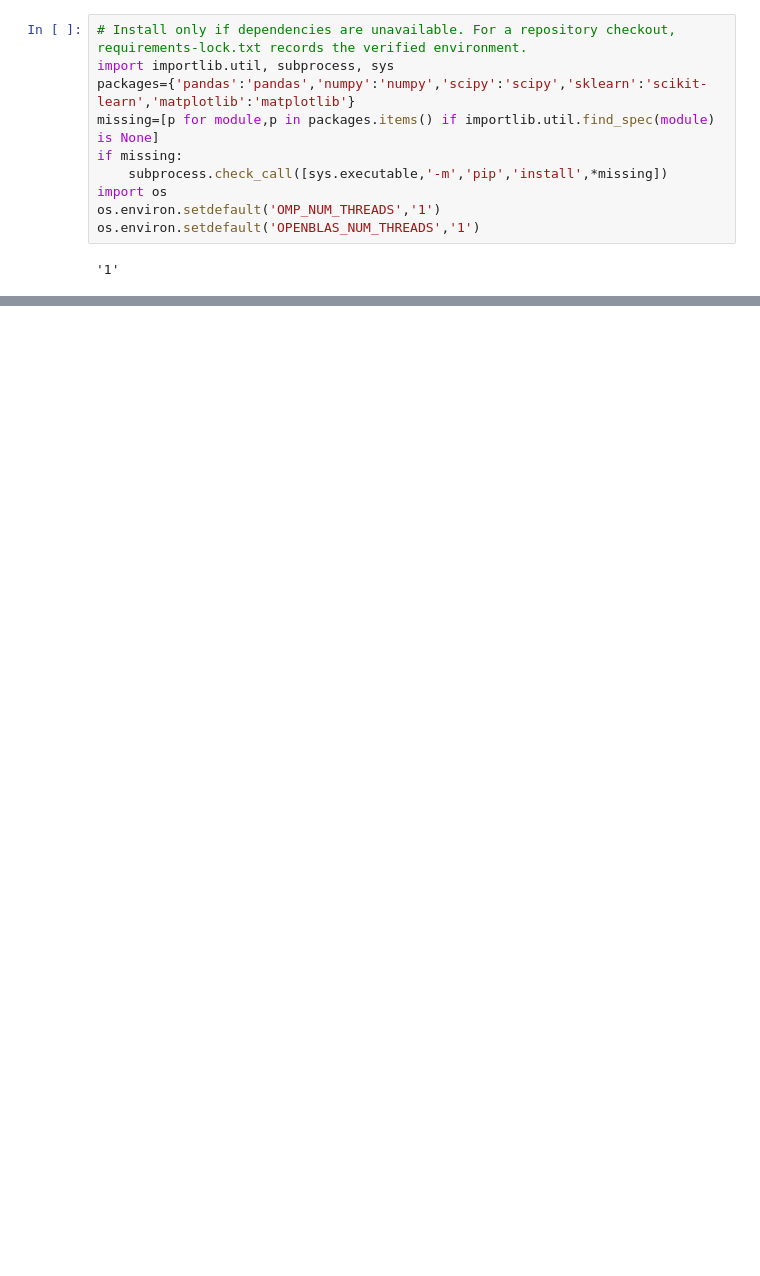
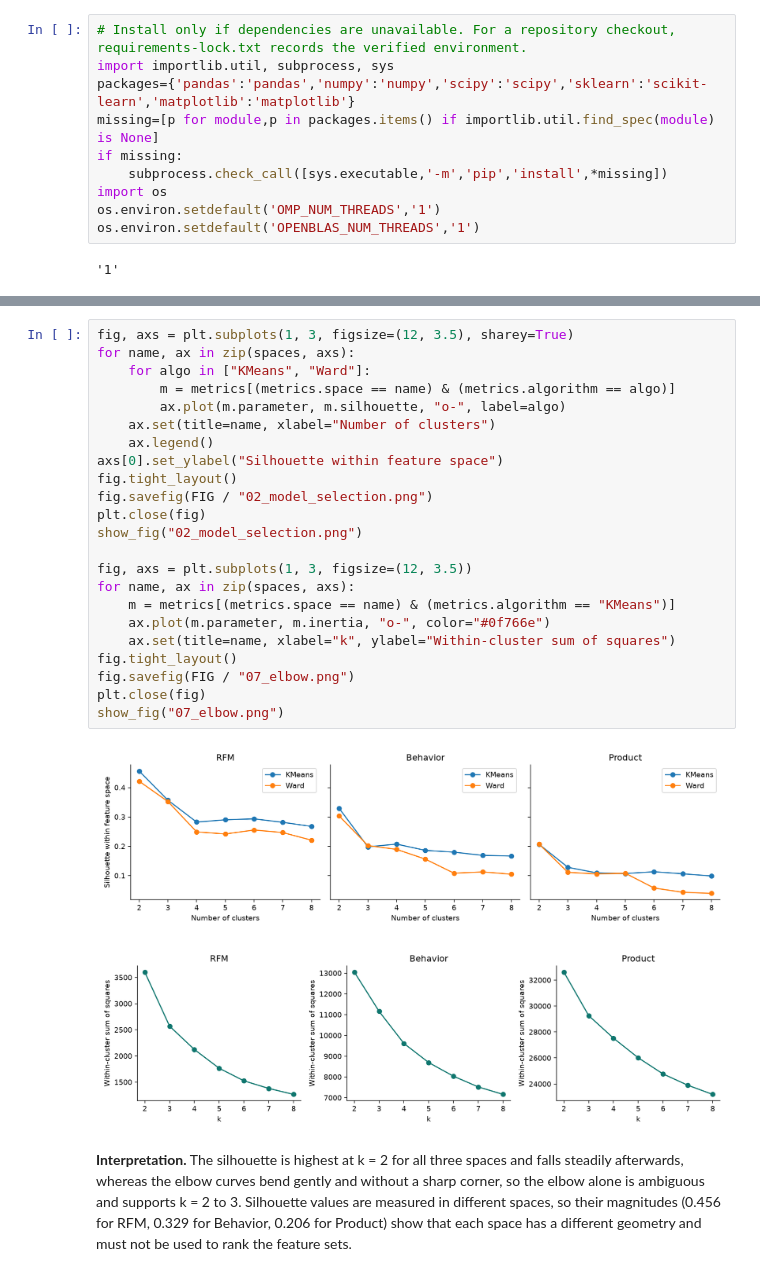
Before and after one commit to dothanhchuong123-blip/beyond-rfm-grocery-segmentation, a Jupyter notebook: grocery_clustering.ipynb, the cells around one changed output, grey strips where cells are left out. Cells and saved outputs as stored; diff of their text form; blank space fills up the shorter version.

```diff
--- a/grocery_clustering.ipynb
+++ b/grocery_clustering.ipynb
@@ -1076,0 +752,28 @@ Read the generated tables before making a claim: high silhouette in one feature
+# %%
+fig, axs = plt.subplots(1, 3, figsize=(12, 3.5), sharey=True)
+for name, ax in zip(spaces, axs):
+    for algo in ["KMeans", "Ward"]:
+        m = metrics[(metrics.space == name) & (metrics.algorithm == algo)]
+        ax.plot(m.parameter, m.silhouette, "o-", label=algo)
+    ax.set(title=name, xlabel="Number of clusters")
+    ax.legend()
+axs[0].set_ylabel("Silhouette within feature space")
+fig.tight_layout()
+fig.savefig(FIG / "02_model_selection.png")
+plt.close(fig)
+show_fig("02_model_selection.png")
+
+fig, axs = plt.subplots(1, 3, figsize=(12, 3.5))
+for name, ax in zip(spaces, axs):
+    m = metrics[(metrics.space == name) & (metrics.algorithm == "KMeans")]
+    ax.plot(m.parameter, m.inertia, "o-", color="#0f766e")
+    ax.set(title=name, xlabel="k", ylabel="Within-cluster sum of squares")
+fig.tight_layout()
+fig.savefig(FIG / "07_elbow.png")
+plt.close(fig)
+show_fig("07_elbow.png")
+# %% [output]
+[figure, added]
+[figure, added]
+# %% [markdown]
+**Interpretation.** The silhouette is highest at k = 2 for all three spaces and falls steadily afterwards, whereas the elbow curves bend gently and without a sharp corner, so the elbow alone is ambiguous and supports k = 2 to 3. Silhouette values are measured in different spaces, so their magnitudes (0.456 for RFM, 0.329 for Behavior, 0.206 for Product) show that each space has a different geometry and must not be used to rank the feature sets.
```
Also changed, not shown: parts of 90 cells of this notebook, 23 other files.
